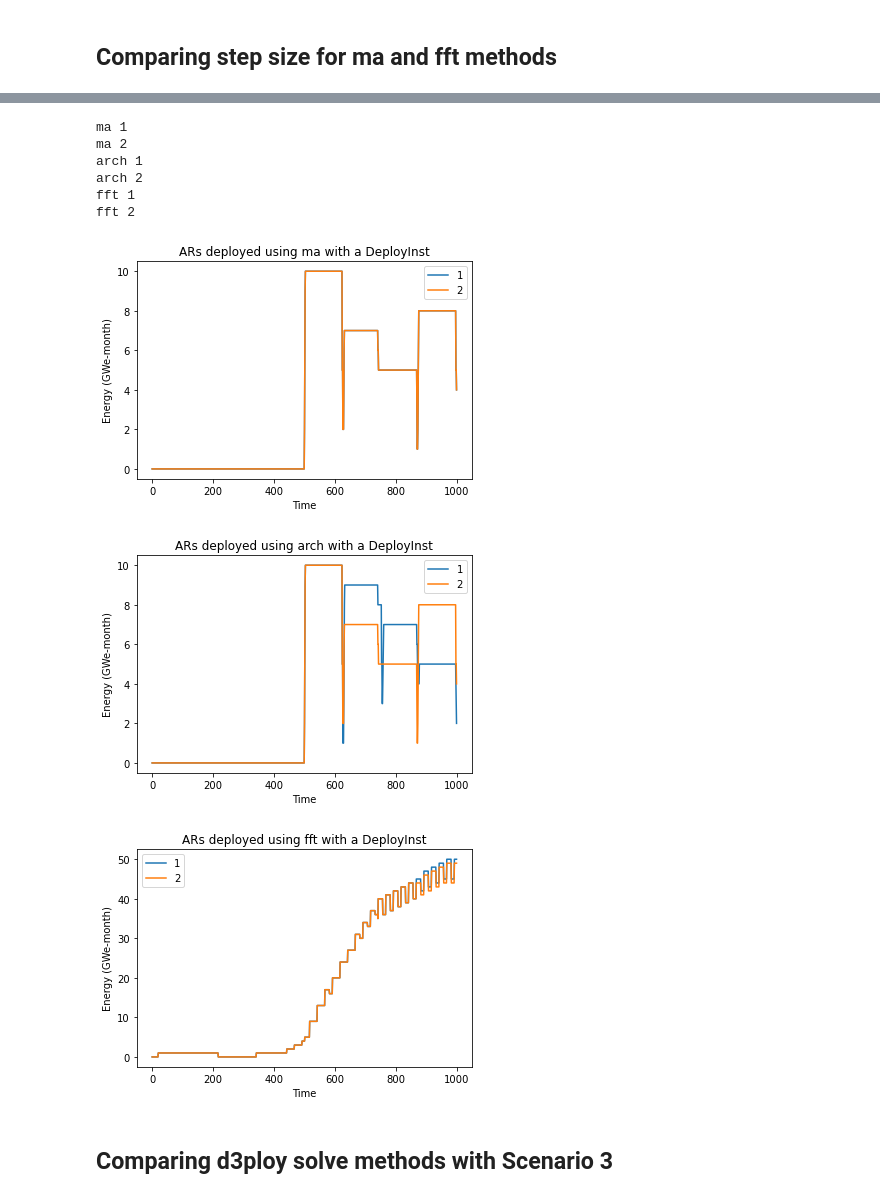
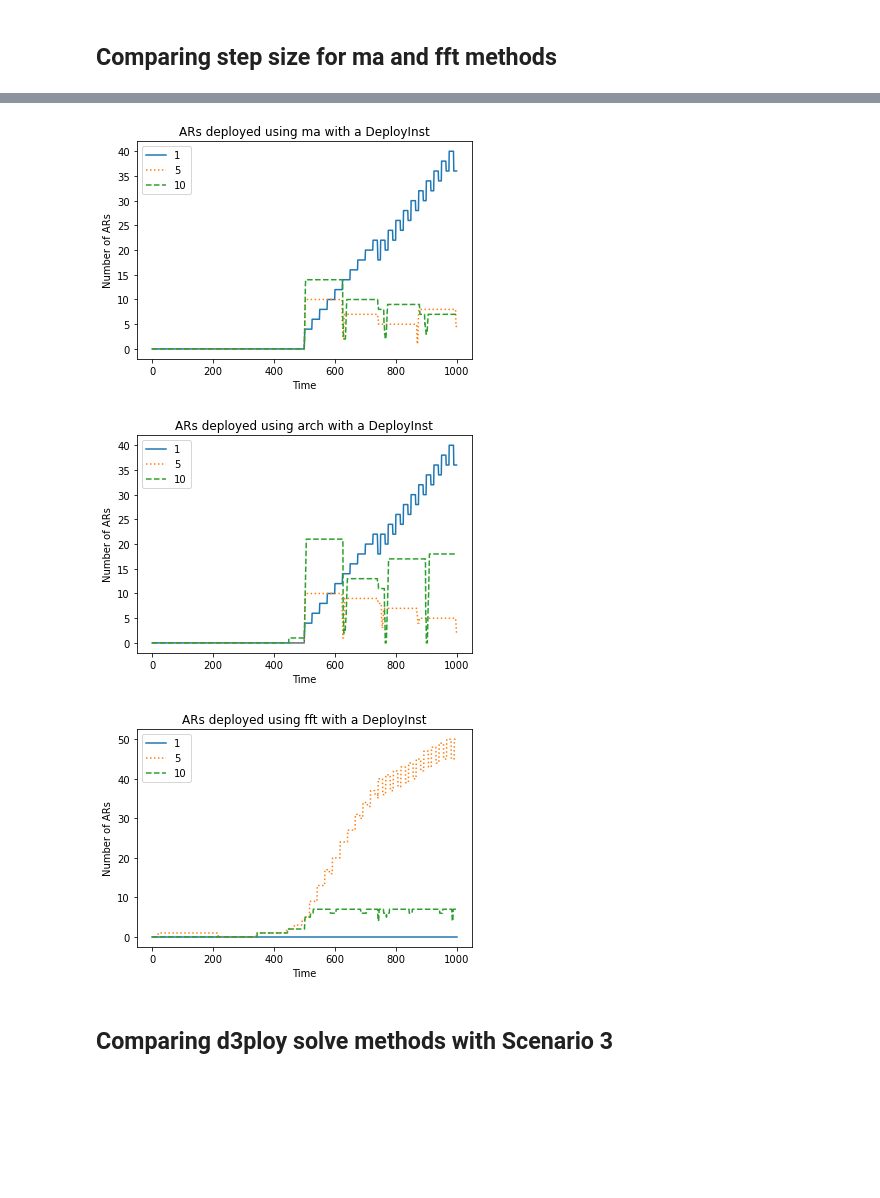
Before and after one commit to abachma2/toy_problems, a Jupyter notebook: cyclus_inputs/Untitled.ipynb, the cells around one changed output, grey strips where cells are left out. Drawn from its saved outputs; the diff is of its cells as text; code cells hidden in the pictures; blank space fills up the shorter version.

```diff
--- a/cyclus_inputs/Untitled.ipynb
+++ b/cyclus_inputs/Untitled.ipynb
@@ -154,7 +154,8 @@ for calc in calc_methods:
 ## Comparing step size for ma and fft methods
 # %%
 calc_methods = ["ma", "arch", "fft"]
-steps = [1,2, 5]
+steps = [1,2,5]
+linestyles = ['solid','dotted','dashed','dashdot']
 t = np.linspace(0, 999, 1000)
 non_lwr = ['source', 'sink', 'AdvancedReactor',
                'LWRDeployment', 'sink_source_facilities',
@@ -179,13 +180,13 @@ for calc in calc_methods:
 # %%
-# Compare energy based on step size when DeployInst is used
+# Compare reactors based on forward step size when DeployInst is used
 for calc in calc_methods:
     plt.figure()
-    for step in steps:
-        out_file = calc + "_DI_" + str(step) + ".sqlite"
-        energy = tm.get_monthly_electricity(out_file)
-        plt.plot((energy['Year']-1965)*12, energy['Energy'], label=step)
-    plt.plot(t, np.heaviside(t-500,0.5)*0.3, 'k', label='Demand')
+    for step_index, step in enumerate(steps):
+        out_file =  calc + "_DI_" + str(step) + ".sqlite"
+        AR_numbers = tm.get_prototype_totals(out_file, non_lwr, ['AdvancedReactor'])
+        plt.plot(AR_numbers['Time'], AR_numbers['AdvancedReactor_total'], label=step,
+                linestyle=linestyles[step_index])
     plt.legend()
     plt.xlabel('Time')
-    plt.ylabel('Energy (GWe-month)')
-    plt.title(f'Energy produced using {calc} and DeployInst')
+    plt.ylabel('Number of ARs')
+    plt.title(f'ARs deployed using {calc} with a DeployInst')
@@ -192,13 +197,15 @@ for calc in calc_methods:
 # %%
-# Compare reactors based on step size when DeployInst isn't used
+# Compare reactors based on backward step size when DeployInst isn't used
+steps = [1,5,10]
 for calc in calc_methods:
     plt.figure()
-    for step in steps:
-        out_file = calc + "_noDI_" + str(step) + ".sqlite"
+    for step_index, step in enumerate(steps):
+        out_file = calc + "_noDI_back" + str(step) + ".sqlite"
         AR_numbers = tm.get_prototype_totals(out_file, non_lwr, ['AdvancedReactor'])
-        plt.plot(AR_numbers['Time'], AR_numbers['AdvancedReactor_total'], label=step)
+        plt.plot(AR_numbers['Time'], AR_numbers['AdvancedReactor_total'], label=step,
+                 linestyle=linestyles[step_index])
     plt.legend()
     plt.xlabel('Time')
-    plt.ylabel('Energy (GWe-month)')
+    plt.ylabel('Number of ARs')
     plt.title(f'ARs deployed using {calc} without a DeployInst')
 # %% [output]
@@ -208,25 +216,20 @@ for calc in calc_methods:
 # %%
-# Compare reactors based on step size when DeployInst is used
+# Compare reactors based on backward step size when DeployInst is used
 for calc in calc_methods:
     plt.figure()
-    for step in steps:
-        out_file =  calc + "_DI_" + str(step) + ".sqlite"
+    for step_index, step in enumerate(steps):
+        out_file =  calc + "_DI_back" + str(step) + ".sqlite"
         AR_numbers = tm.get_prototype_totals(out_file, non_lwr, ['AdvancedReactor'])
-        plt.plot(AR_numbers['Time'], AR_numbers['AdvancedReactor_total'], label=step)
+        plt.plot(AR_numbers['Time'], AR_numbers['AdvancedReactor_total'], label=step,
+                linestyle=linestyles[step_index])
     plt.legend()
     plt.xlabel('Time')
-    plt.ylabel('Energy (GWe-month)')
+    plt.ylabel('Number of ARs')
     plt.title(f'ARs deployed using {calc} with a DeployInst')
 # %% [output]
-ma 1
-ma 2
-arch 1
-arch 2
-fft 1
-fft 2
-[figure, old version]
+[figure, new version]
-[figure, old version]
+[figure, new version]
-[figure, old version]
+[figure, new version]
 # %% [markdown]
 ## Comparing d3ploy solve methods with Scenario 3
 # %%
```
Also changed, not shown: parts of 3 cells of this notebook.
